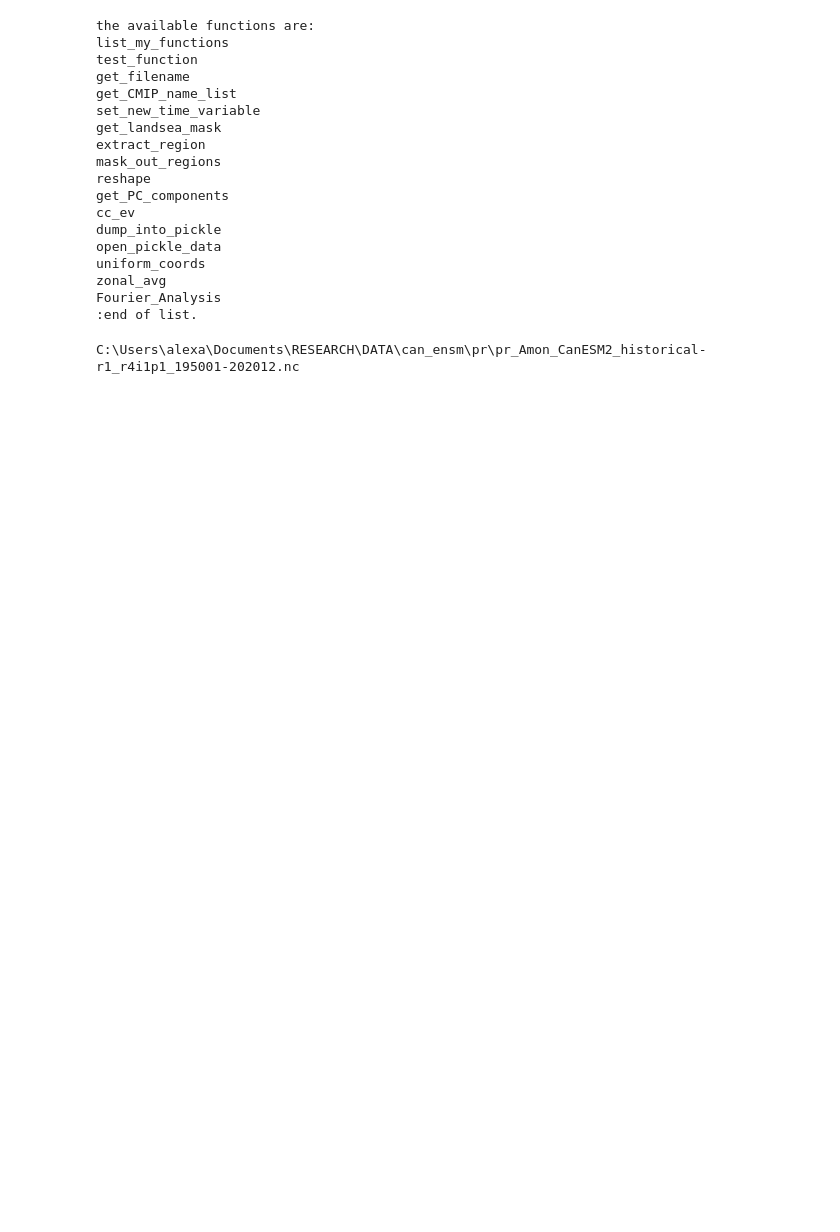
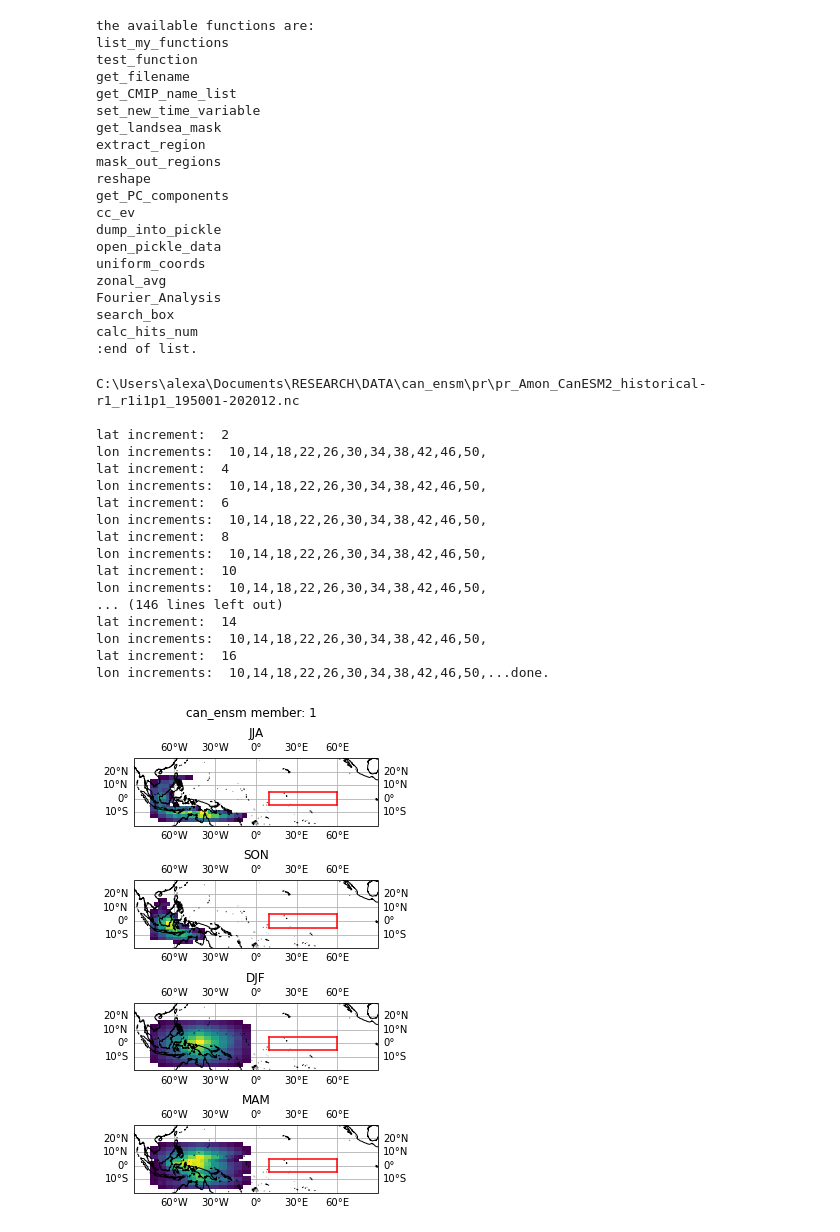
Before and after one commit to alexazabaske/tamu_projects, a Jupyter notebook: NDI_SearchBox_Models_V1.ipynb, the cells around one changed output. Cells and saved outputs as stored; diff of their text form; code cells hidden in the pictures; blank space fills up the shorter version.

Commit message:
removed functions from notebook, put into .py file

```diff
--- a/NDI_SearchBox_Models_V1.ipynb
+++ b/NDI_SearchBox_Models_V1.ipynb
@@ -10,6 +11,9 @@ import cartopy.crs as ccrs
 nn34 = alexas_functions.nn34
 ep = alexas_functions.ep
 mc = alexas_functions.mc
+seas_names = ['summer', 'fall', 'winter', 'spring']
+seas_names2 = ['JJA', 'SON', 'DJF', 'MAM']
+
 
 ## show what functions have been imported and are avaialble
 alexas_functions.list_my_functions()
@@ -22,6 +26,7 @@ mpi_percents = np.loadtxt('C:\\Users\\alexa\\Documents\\RESEARCH\\Alexa_Zabaske\
 ## these masks are applied to the 'ts' variable, to mask out any land grid boxes.
 sea100_can= alexas_functions.get_landsea_mask(can_percents, mtype='sea')
 sea100_mpi = alexas_functions.get_landsea_mask(mpi_percents, mtype='sea')
+season_nums = np.array([8,11,2,5]) #JJA, SON, DJF, MMA
 # %% [output]
 the available functions are:
 list_my_functions
@@ -40,4 +45,6 @@ open_pickle_data
 uniform_coords
 zonal_avg
 Fourier_Analysis
+search_box
+calc_hits_num
 :end of list.
@@ -182,7 +55,7 @@ def calc_hits_num(hits_lats, hits_lons):
 
 #########################################################
 daatype = 'can_ensm'                                    #
-first_ensm_inloop, end_ensm_inloop =  4,5   #1, 2       #
+first_ensm_inloop, end_ensm_inloop =  1,10   #1, 2       #
 #first_ensm_inloop, end_ensm_inloop = 1, 51 #maximum    #
 sea100_daa = sea100_can                                 #
 #########################################################
@@ -271,33 +144,66 @@ for n_e in range(first_ensm_inloop, end_ensm_inloop):
     ## TS:  PC time series for all seasons
     pr_PCTS_glob = []
 
     ## G: Grid spatial map of PCA for all seasons
     pr_PCG_glob = []
 
     ## expl: explained variance for all seasons
     pr_expl_var_glob = []
 
     ##### BEGIN LOOPING EACH SEASON
-    season_nums = np.array([8,11,2,5]) #JJA, SON, DJF, MMA
     for s in range(4):
 
         seas=season_nums[s]
         pr_1seas = pr_seas.sel(time=pr_seas['time.month'] ==  seas)
         pr_glob = pr_1seas
 
         PCG_glob, PCTS_glob, expl_var_glob = alexas_functions.get_PC_components(pr_glob, num_of_pcs, opt='all')
         pr_PCG_glob.append(PCG_glob)
         pr_PCTS_glob.append(PCTS_glob)
         pr_expl_var_glob.append(expl_var_glob)
 
 
         nn34_1seas = nn34_seas.sel( time = nn34_seas['time.month'] == seas )['ts']
         #epmc_1seas = epmc_seas.sel( time = epmc_seas['time.month'] == seas )['ts']
 
-        ##### BEGIN LOOPING EACH SEASON
+        ##### pc loop
         for pci in range(num_of_pcs):
 
             cc_nn34[s, n_e-first_ensm_inloop, pci], ev_nn34[s, n_e-first_ensm_inloop, pci] = alexas_functions.cc_ev(nn34_1seas, pr_PCTS_glob[s][pci])
             #cc_epmc[s, n_e-1, pci], ev_epmc[s, n_e-1, pci] = cc_ev(epmc_1seas, pr_PCTS_glob[s][pci])
+
+
+
+    cenlats, cenlons = alexas_functions.search_box(ts_seas, nn34_seas, [nn34], pr_PCTS_glob, ev_nn34,  latincr_rng = range(2,18,2), lonincr_rng = range(10,52,4), lonslice=slice(90,190))
+
+
+    hits_seas = [np.zeros(0), np.zeros(0), np.zeros(0), np.zeros(0)]
+    lats_un_seas = [np.zeros(0), np.zeros(0), np.zeros(0), np.zeros(0)]
+    lons_un_seas = [np.zeros(0), np.zeros(0), np.zeros(0), np.zeros(0)]
+
+    for s in range(4):
+        hits_seas[s], lats_un_seas[s], lons_un_seas[s] = alexas_functions.calc_hits_num(cenlats[s], cenlons[s])
+        hits_seas[s][hits_seas[s]==0.]=np.nan
+
+
+
+    four_panel_heatmap_plot()
 # %% [output]
-C:\Users\alexa\Documents\RESEARCH\DATA\can_ensm\pr\pr_Amon_CanESM2_historical-r1_r4i1p1_195001-202012.nc
+C:\Users\alexa\Documents\RESEARCH\DATA\can_ensm\pr\pr_Amon_CanESM2_historical-r1_r1i1p1_195001-202012.nc
+
+lat increment:  2
+lon increments:  10,14,18,22,26,30,34,38,42,46,50,
+lat increment:  4
+lon increments:  10,14,18,22,26,30,34,38,42,46,50,
+lat increment:  6
+lon increments:  10,14,18,22,26,30,34,38,42,46,50,
+lat increment:  8
+lon increments:  10,14,18,22,26,30,34,38,42,46,50,
+lat increment:  10
+lon increments:  10,14,18,22,26,30,34,38,42,46,50,
+... (146 lines left out)
+lat increment:  14
+lon increments:  10,14,18,22,26,30,34,38,42,46,50,
+lat increment:  16
+lon increments:  10,14,18,22,26,30,34,38,42,46,50,...done.
+[figure, added]
```
Also changed, not shown: parts of 7 cells of this notebook, 1 other file.
